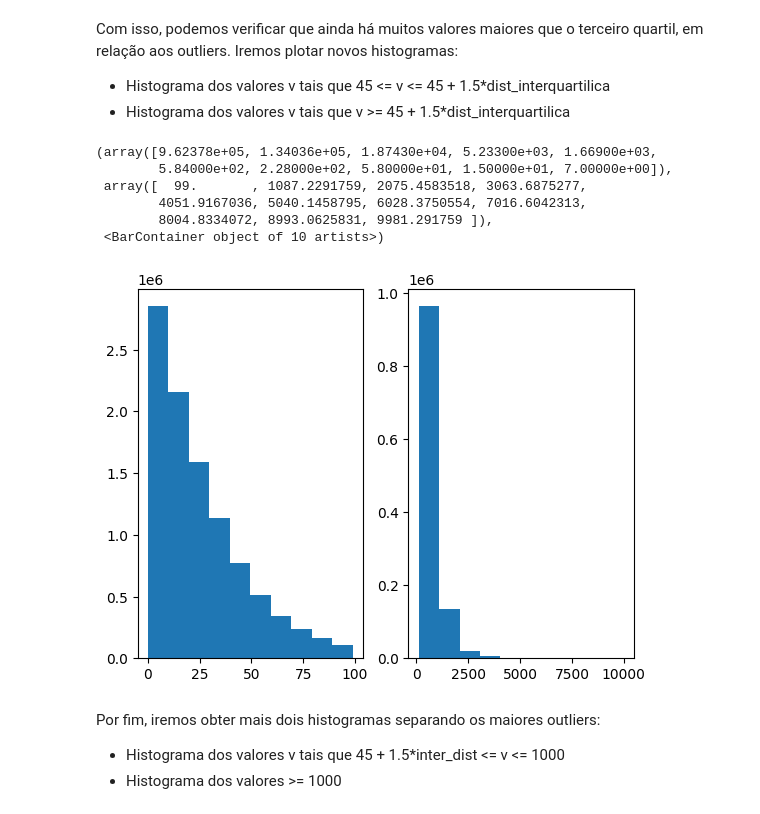
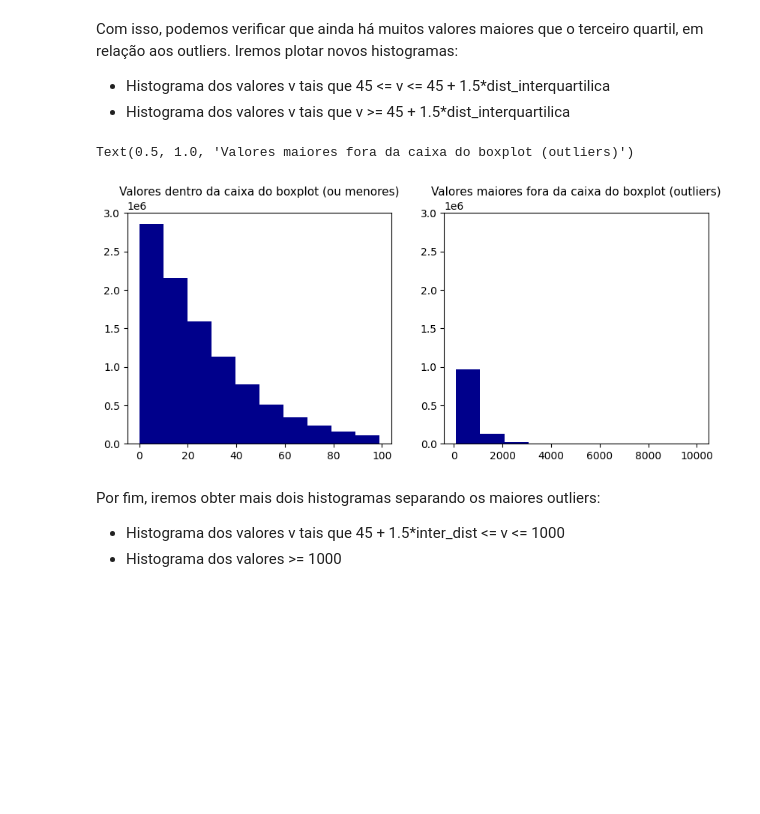
Before and after one commit to Samirnunes/data-science, a Jupyter notebook: eda_air_pollution_sao_paulo.ipynb, the cells around one changed output. Cells and saved outputs as stored; diff of their text form; code cells hidden in the pictures; blank space fills up the shorter version.

```diff
--- a/eda_air_pollution_sao_paulo.ipynb
+++ b/eda_air_pollution_sao_paulo.ipynb
@@ -592,15 +570,23 @@ inter_dist = (third_quartile - first_quartile)
 # %%
-fig, axs = plt.subplots(1, 2)
-axs[0].hist(data[(data['Valor'] <= 45 + 1.5*inter_dist)]['Valor'])
-axs[1].hist(data[data['Valor'] >= 45 + 1.5*inter_dist]['Valor'])
+first_quartile = data['Valor'].quantile(0.25)
+inter_dist = (third_quartile - first_quartile)
+
+fig, axs = plt.subplots(1, 2, figsize = (10,4))
+
+ticks = [i*10**6 for i in np.arange(0.0, 3.5, 0.5)]
+
+axs[0].hist(data[(data['Valor'] <= 45 + 1.5*inter_dist)]['Valor'], color = 'Darkblue')
+axs[0].set_yticks(ticks)
+axs[0].set_ylim(0, 3*10**6)
+axs[0].set_title('Valores dentro da caixa do boxplot (ou menores)', fontsize = '11')
+
+axs[1].hist(data[data['Valor'] >= 45 + 1.5*inter_dist]['Valor'], color = 'Darkblue')
+axs[1].set_yticks(ticks)
+axs[1].set_ylim(0, 3*10**6)
+axs[1].set_title('Valores maiores fora da caixa do boxplot (outliers)', fontsize = '11')
 # %% [output]
-(array([9.62378e+05, 1.34036e+05, 1.87430e+04, 5.23300e+03, 1.66900e+03,
-        5.84000e+02, 2.28000e+02, 5.80000e+01, 1.50000e+01, 7.00000e+00]),
- array([  99.       , 1087.2291759, 2075.4583518, 3063.6875277,
-        4051.9167036, 5040.1458795, 6028.3750554, 7016.6042313,
-        8004.8334072, 8993.0625831, 9981.291759 ]),
- <BarContainer object of 10 artists>)
+Text(0.5, 1.0, 'Valores maiores fora da caixa do boxplot (outliers)')
-[figure, old version]
+[figure, new version]
 # %% [markdown]
 Por fim, iremos obter mais dois histogramas separando os maiores outliers:
 
```
Also changed, not shown: parts of 66 cells of this notebook.
